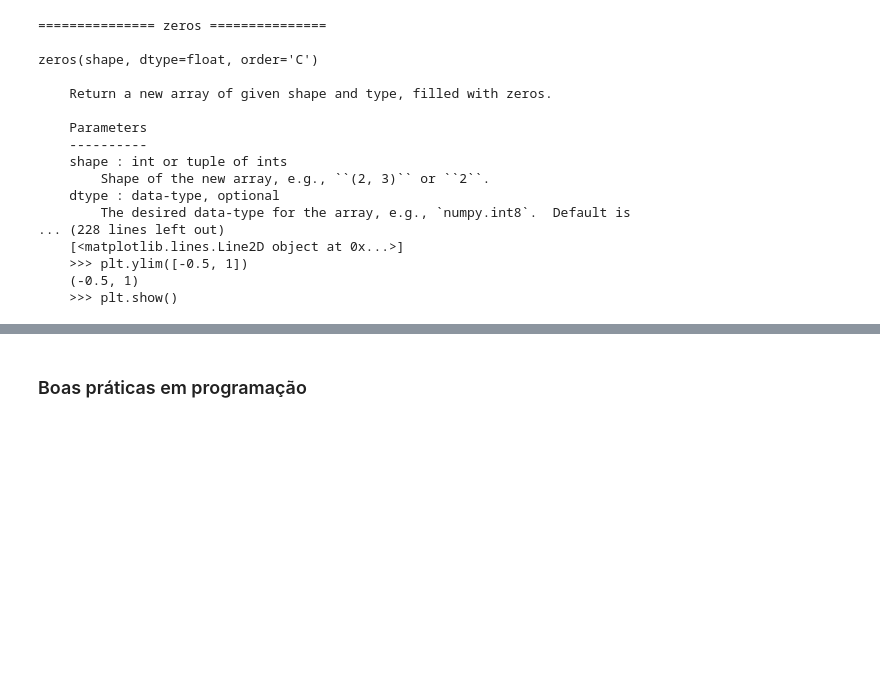
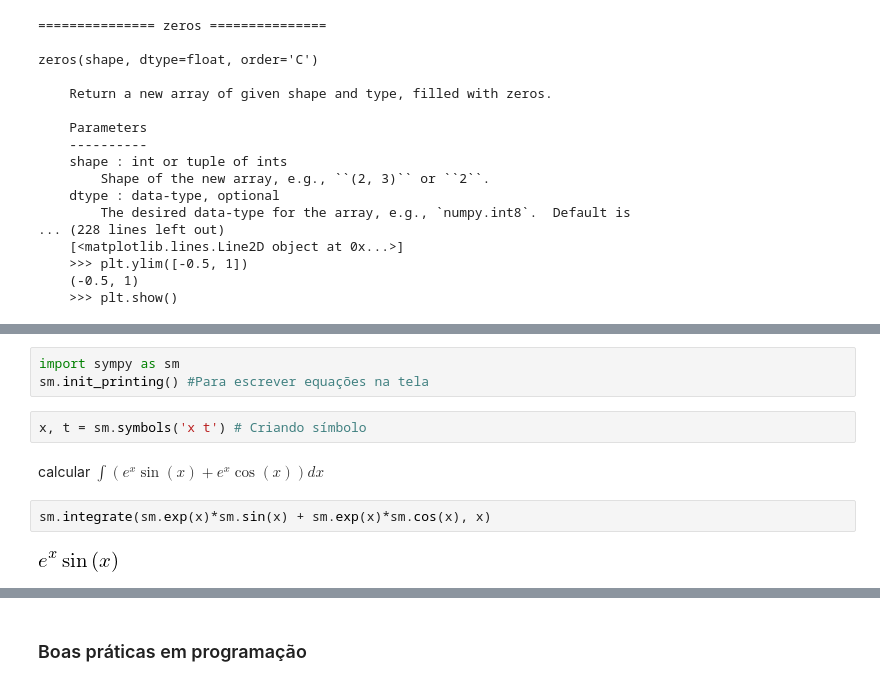
Before and after one commit to fschuch/JAEP-2019.py, a Jupyter notebook: Oficina.ipynb, the cells around one changed output, grey strips where cells are left out. Saved outputs shown, nothing was run; the diff lists cells and outputs as text; blank space fills up the shorter version.

```diff
--- a/Oficina.ipynb
+++ b/Oficina.ipynb
@@ -228,0 +308,11 @@ zeros(shape, dtype=float, order='C')
+# %%
+import sympy as sm
+sm.init_printing() #Para escrever equações na tela
+# %%
+x, t = sm.symbols('x t') # Criando símbolo
+# %% [markdown]
+calcular $\int (e^x \sin(x) + e^x \cos(x)) dx$
+# %%
+sm.integrate(sm.exp(x)*sm.sin(x) + sm.exp(x)*sm.cos(x), x)
+# %% [output]
+[figure, added]
```
Also changed, not shown: parts of 104 cells of this notebook, 2 other files.
